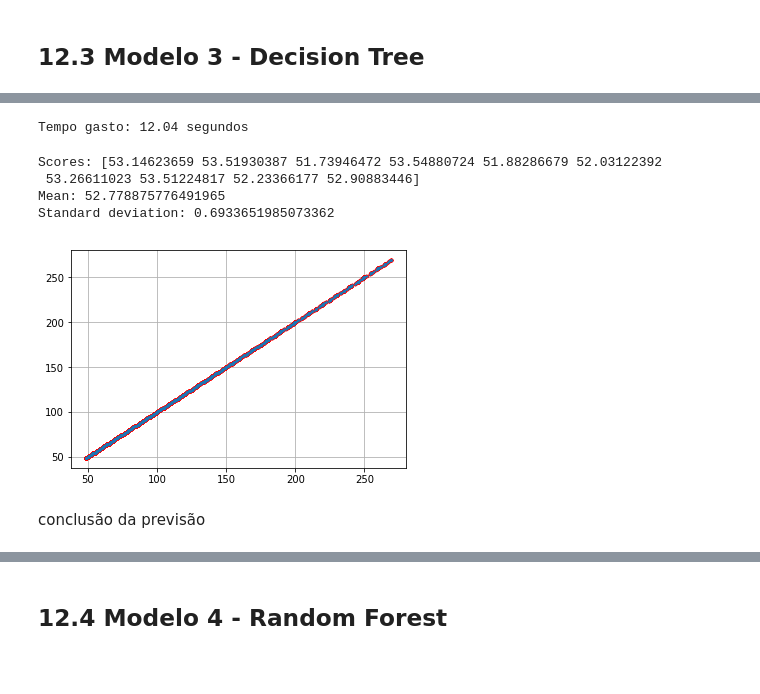
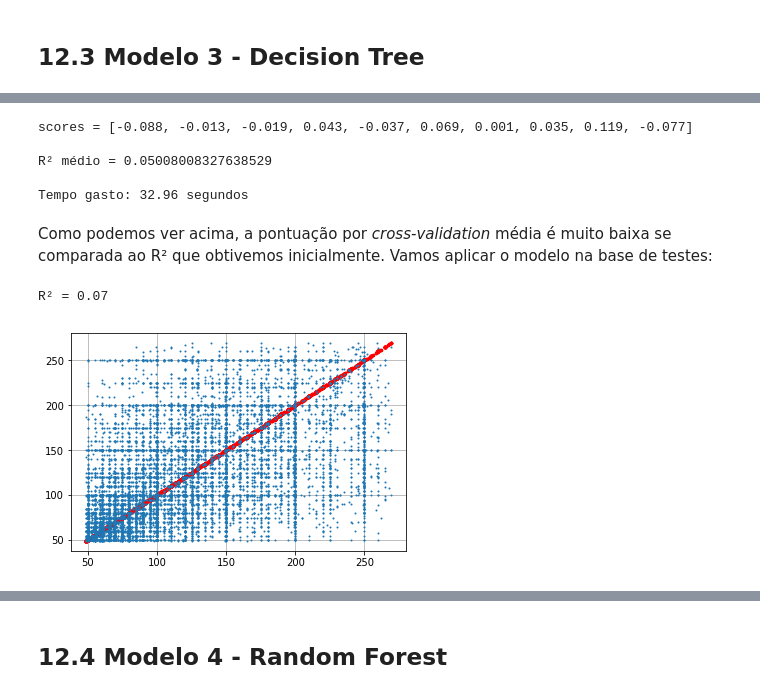
Before and after one commit to cicerotcv/P3_CienciaDados_2019.2, a Jupyter notebook: 00 dataset_airbnb.ipynb, the cells around one changed output, grey strips where cells are left out. Drawn from its saved outputs; the diff is of its cells as text; code cells hidden in the pictures; blank space fills up the shorter version.

```diff
--- a/00 dataset_airbnb.ipynb
+++ b/00 dataset_airbnb.ipynb
@@ -750,7 +747,7 @@ Expliquem seus respectivos modelos aqui.... comentem cada parte do código!
 time_init = time()
 
 tree_reg = DecisionTreeRegressor()
-tree_reg.fit(airbnb_prepared, airbnb_labels)
+tree_reg.fit(X_train, y_train)
 
 print("\nTempo gasto: {:.2f} segundos".format(time() - time_init))
 # %% [output]
@@ -772,28 +781,30 @@ tree_rmse
 # %%
 time_init = time()
 
-scores = cross_val_score(tree_reg, airbnb_prepared, airbnb_labels,
-    scoring="neg_mean_squared_error", cv=10)
-rmse_scores = np.sqrt(-scores)
-
+scores = cross_val_score(tree_reg, airbnb_prepared, airbnb_labels, scoring="r2", cv=10)
+print("scores =", list(np.round(scores,3) ))
+print("\nR² médio =", np.abs(scores).mean())
 print("\nTempo gasto: {:.2f} segundos".format(time() - time_init))
 # %% [output]
-Tempo gasto: 12.04 segundos
+scores = [-0.088, -0.013, -0.019, 0.043, -0.037, 0.069, 0.001, 0.035, 0.119, -0.077]
+
+R² médio = 0.05008008327638529
+
+Tempo gasto: 32.96 segundos
-# %%
-display_scores(rmse_scores)
-# %% [output]
-Scores: [53.14623659 53.51930387 51.73946472 53.54880724 51.88286679 52.03122392
- 53.26611023 53.51224817 52.23366177 52.90883446]
-Mean: 52.778875776491965
-Standard deviation: 0.6933651985073362
+# %% [markdown]
+Como podemos ver acima, a pontuação por <i>cross-validation</i> média é muito baixa se comparada ao R² que obtivemos inicialmente.
+Vamos aplicar o modelo na base de testes:
+# %%
+test_prediction = tree_reg.predict(X_test)
+# %%
+r2_tree_test = r2_score(y_test, test_prediction)
+print("R² = {:.2f}".format(r2_tree_test))
+# %% [output]
+R² = 0.07
 # %%
-plt.plot(airbnb_labels, airbnb_labels, 'r.', markersize=5)
-plt.plot(airbnb_labels, airbnb_predictions, '.', markersize=2)
+plt.plot(y_test, y_test, 'r.', markersize=5)
+plt.plot(y_test, test_prediction, '.', markersize=2)
 plt.grid(True)
 plt.show()
 # %% [output]
-[figure, old version]
+[figure, new version]
-# %% [markdown]
-<p style="text-align:justify">
-conclusão da previsão
-</p>
```
Also changed, not shown: parts of 30 cells of this notebook.
